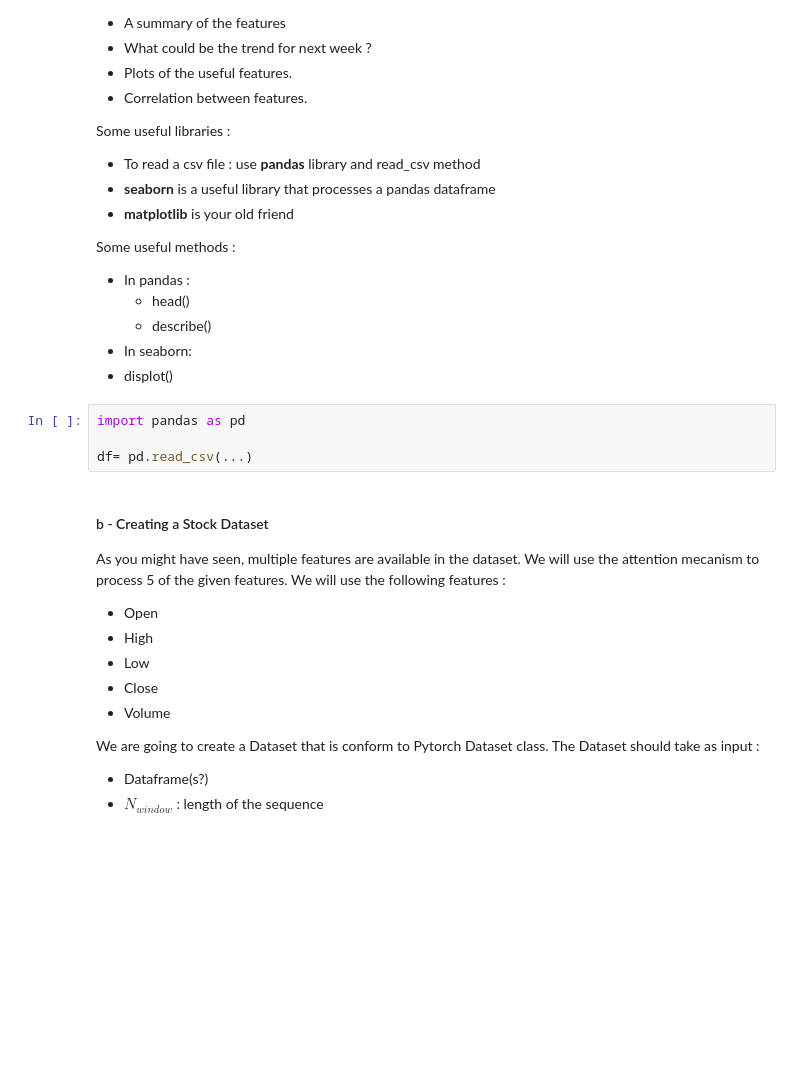
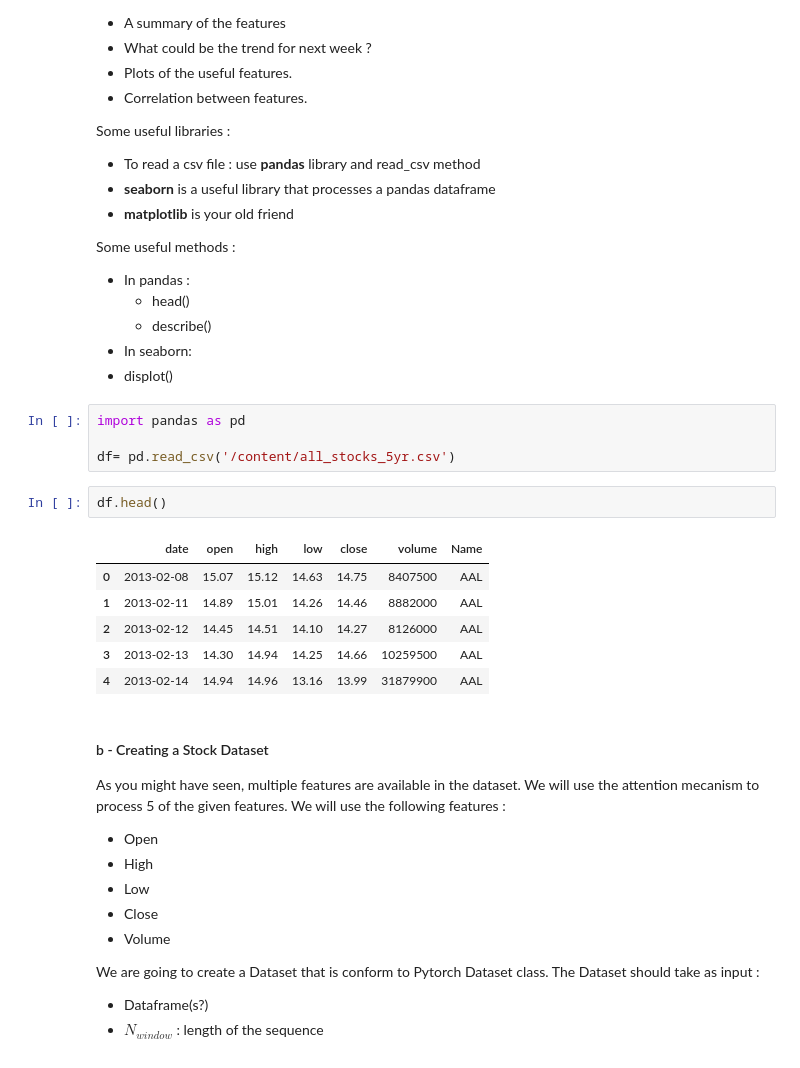
Before and after one commit to rayaneghilene/Attention_In_Finance, a Jupyter notebook: Attention_in_Finance.ipynb, the cells around one changed output. Cells and saved outputs as stored; diff of their text form; blank space fills up the shorter version.

```diff
--- a/Attention_in_Finance.ipynb
+++ b/Attention_in_Finance.ipynb
@@ -173,7 +176,16 @@ Some useful methods :
 # %%
 import pandas as pd
 
-df= pd.read_csv(...)
+df= pd.read_csv('/content/all_stocks_5yr.csv')
+# %%
+df.head()
+# %% [output]
+|  | date | open | high | low | close | volume | Name |
+| 0 | 2013-02-08 | 15.07 | 15.12 | 14.63 | 14.75 | 8407500 | AAL |
+| 1 | 2013-02-11 | 14.89 | 15.01 | 14.26 | 14.46 | 8882000 | AAL |
+| 2 | 2013-02-12 | 14.45 | 14.51 | 14.10 | 14.27 | 8126000 | AAL |
+| 3 | 2013-02-13 | 14.30 | 14.94 | 14.25 | 14.66 | 10259500 | AAL |
+| 4 | 2013-02-14 | 14.94 | 14.96 | 13.16 | 13.99 | 31879900 | AAL |
 # %% [markdown]
 #### b - Creating a Stock Dataset
 
```
Also changed, not shown: parts of 16 cells of this notebook.
